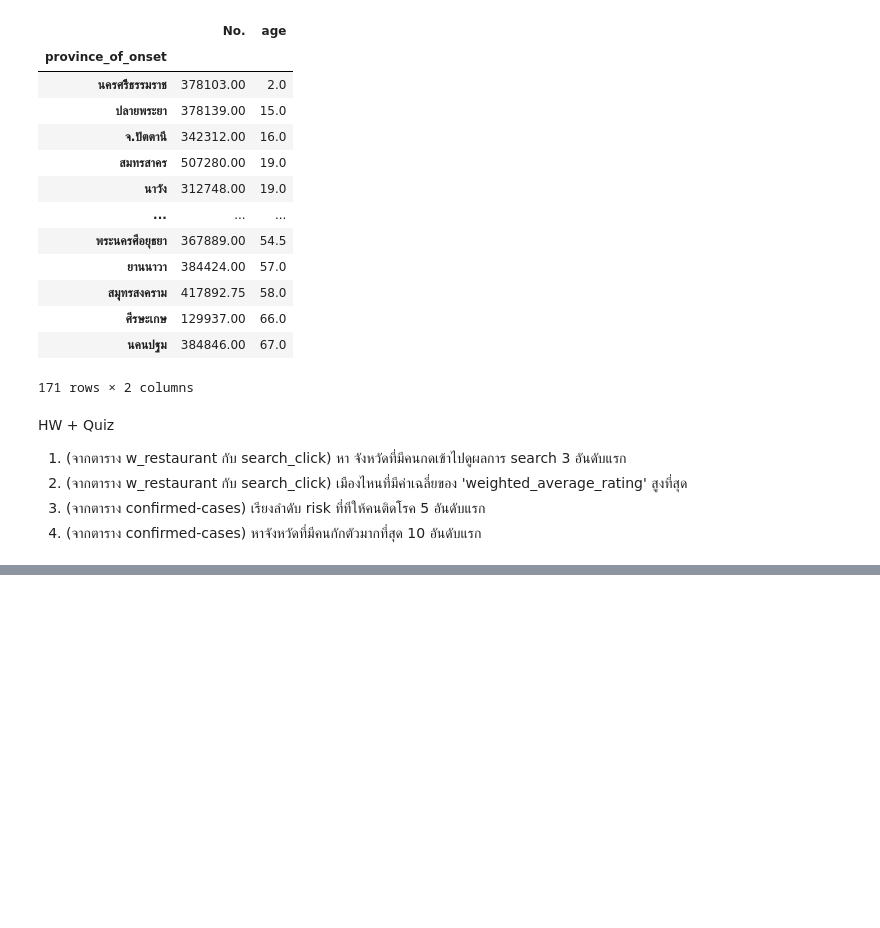
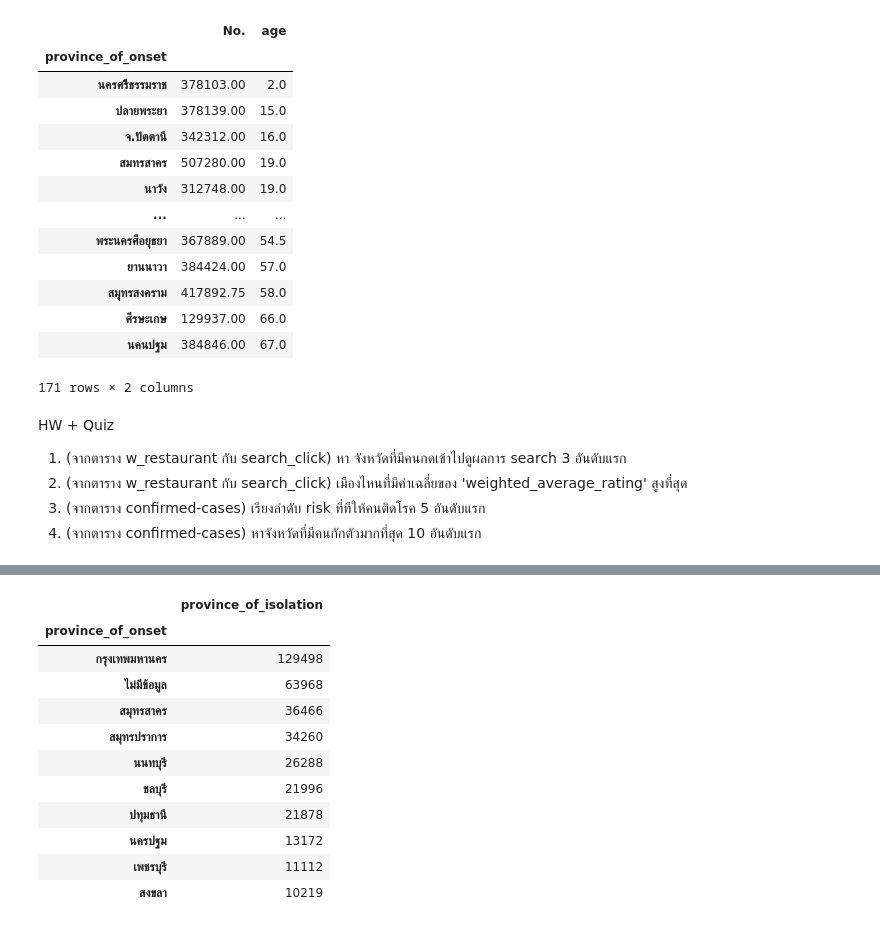
Before and after one commit to kittikhun62/DWDM21, a Jupyter notebook: Data_Preprecessing(chapter_3).ipynb, the cells around one changed output, grey strips where cells are left out. Saved outputs shown, nothing was run; the diff lists cells and outputs as text; code cells hidden in the pictures; blank space fills up the shorter version.

```diff
--- a/Data_Preprecessing(chapter_3).ipynb
+++ b/Data_Preprecessing(chapter_3).ipynb
@@ -1462,0 +1511,16 @@ HW + Quiz
+# %%
+X4 = data_cases2_nomissingage_nooutlier.groupby('province_of_onset').count().sort_values(by=['province_of_isolation'],ascending=False)
+X4.iloc[:10,7:8]
+# %% [output]
+|  | province_of_isolation |
+| province_of_onset |  |
+| กรุงเทพมหานคร | 129498 |
+| ไม่มีข้อมูล | 63968 |
+| สมุทรสาคร | 36466 |
+| สมุทรปราการ | 34260 |
+| นนทบุรี | 26288 |
+| ชลบุรี | 21996 |
+| ปทุมธานี | 21878 |
+| นครปฐม | 13172 |
+| เพชรบุรี | 11112 |
+| สงขลา | 10219 |
```
Also changed, not shown: parts of 7 cells of this notebook.
